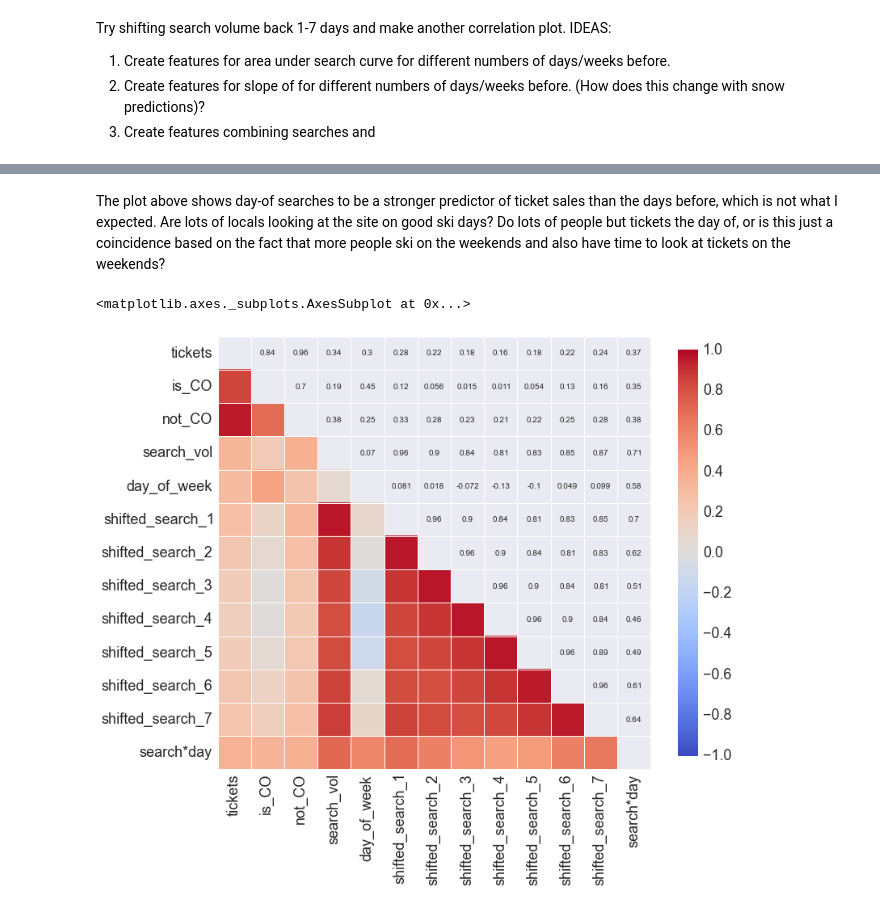
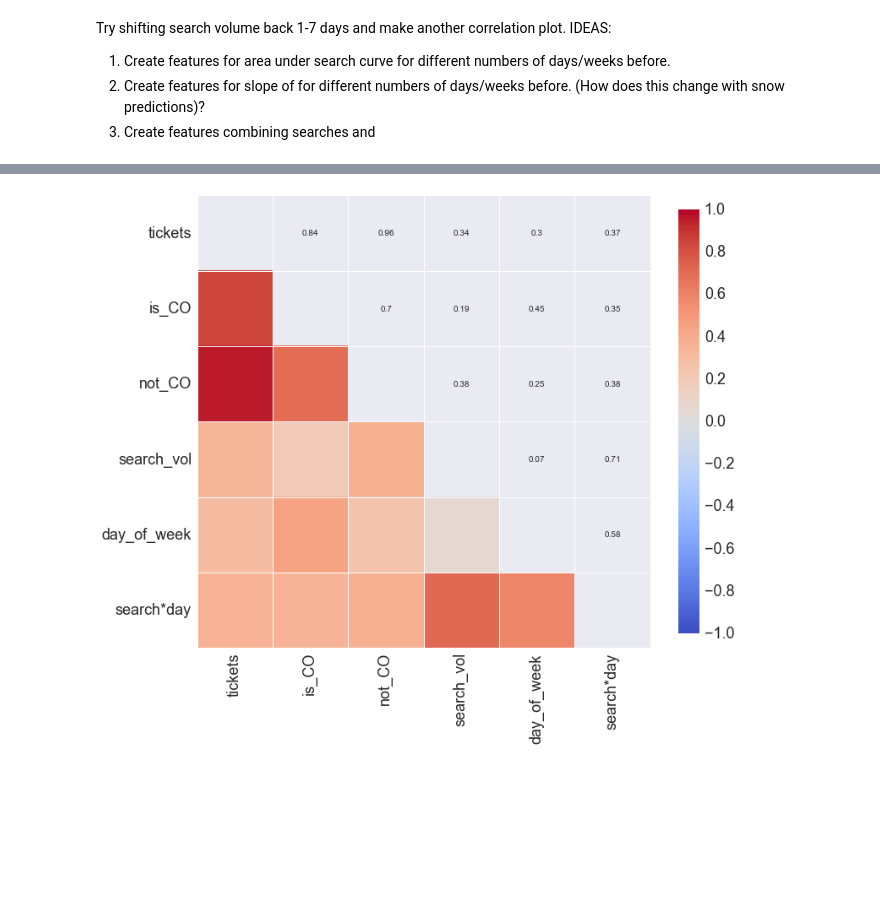
Before and after one commit to balmandhunter/ski_in_solitude, a Jupyter notebook: ski_data.ipynb, the cells around one changed output, grey strips where cells are left out. Cells and saved outputs as stored; diff of their text form; code cells hidden in the pictures; blank space fills up the shorter version.

```diff
--- a/ski_data.ipynb
+++ b/ski_data.ipynb
@@ -51,7 +36,0 @@ zcdb = ZipCodeDatabase()
-# %%
-def convert_zip(zipcode):
-    try:
-        zipcode = zcdb[zipcode]
-        return zipcode.state
-    except:
-        return np.nan
@@ -136,12 +83,8 @@ resamp_time = '1440Min'
 df_all_lift = pd.concat([df_tick_day, df_search], axis=1).dropna()
 # %% [markdown]
 Create a "day of week" column.
-# %%
-day_of_week = []
-for idx, day in df_all_lift.iterrows():
-    day_of_week.append(idx.weekday())
-
-df_all_lift['day_of_week'] = day_of_week
+# %%
+df_all_lift = create_day_of_week_col(df_all_lift)
 # %% [markdown]
 Create a list of features.
 # %%
@@ -203,11 +143,3 @@ IDEAS:
 1) Create features for area under search curve for different numbers of days/weeks before.
 2) Create features for slope of for different numbers of days/weeks before. (How does this change with snow predictions)?
 3) Create features combining searches and
-# %%
-df_all_lift['shifted_search_1'] = df_all_lift.search_vol.shift(-1)
-df_all_lift['shifted_search_2'] = df_all_lift.search_vol.shift(-2)
-df_all_lift['shifted_search_3'] = df_all_lift.search_vol.shift(-3)
-df_all_lift['shifted_search_4'] = df_all_lift.search_vol.shift(-4)
-df_all_lift['shifted_search_5'] = df_all_lift.search_vol.shift(-5)
-df_all_lift['shifted_search_6'] = df_all_lift.search_vol.shift(-6)
-df_all_lift['shifted_search_7'] = df_all_lift.search_vol.shift(-7)
@@ -231,11 +146,6 @@ sns.corrplot(df_all_lift, annot=True, sig_stars=False,
-# %% [markdown]
-The plot above shows day-of searches to be a stronger predictor of ticket sales than the days before, which is not what I expected. Are lots of locals looking at the site on good ski days? Do lots of people but tickets the day of, or is this just a coincidence based on the fact that more people ski on the weekends and also have time to look at tickets on the weekends?
 # %%
 df_all_lift['search*day'] = df_all_lift.search_vol * df_all_lift.day_of_week
-# %%
-f, ax = plt.subplots(figsize=(12, 12))
-sns.corrplot(df_all_lift, annot=True, sig_stars=False,
-             diag_names=False, ax=ax)
-# %% [output]
-<matplotlib.axes._subplots.AxesSubplot at 0x...>
-[figure, removed]
+# %%
+make_correlation_plot(df_all_lift)
+# %% [output]
+[figure, added]
```
Also changed, not shown: parts of 15 cells of this notebook, 7 other files.
